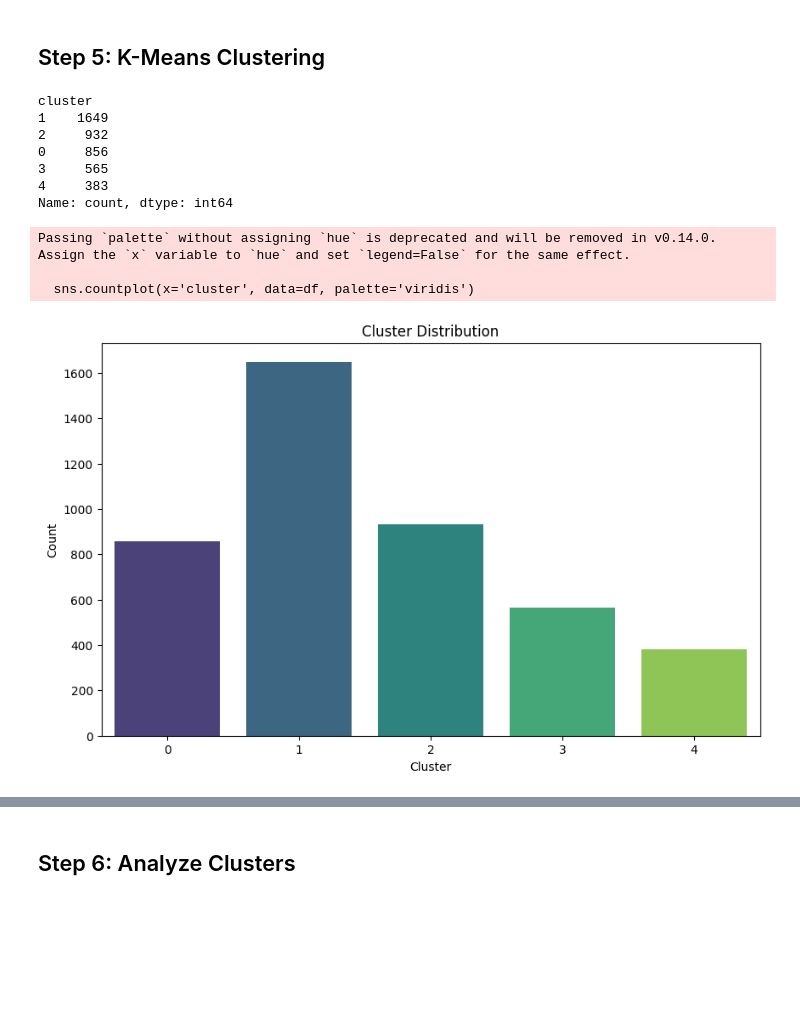
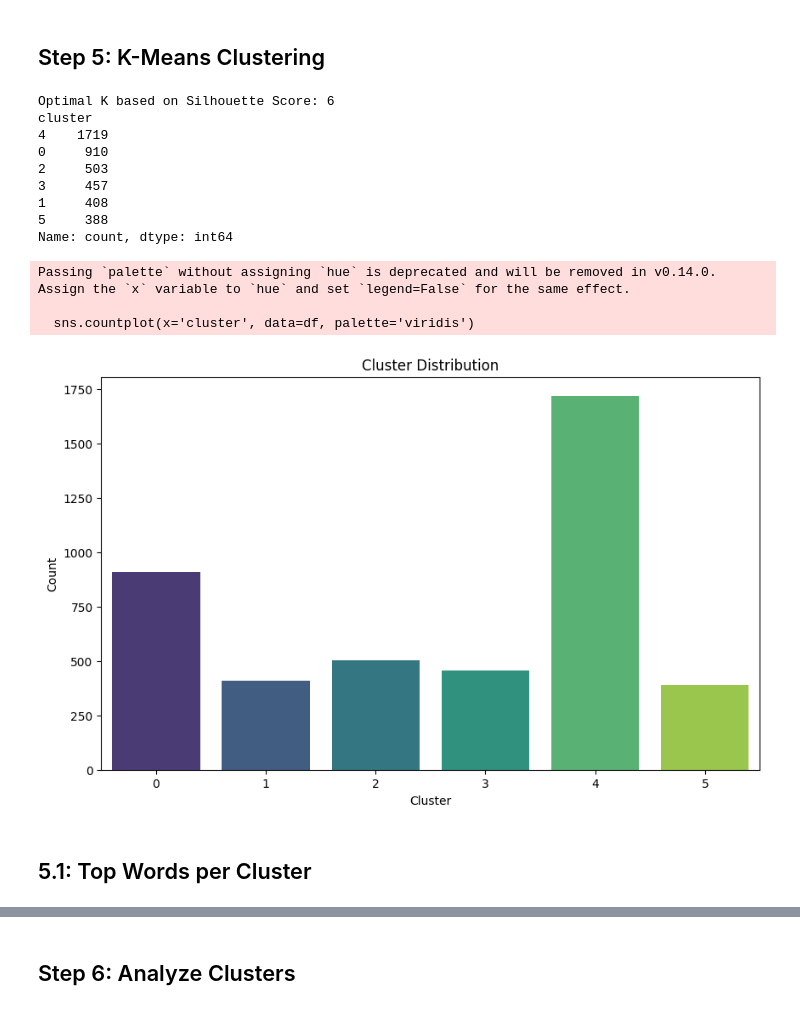
Before and after one commit to baggiyam/project-nlp-business-case-automated-customers-reviews-v2, a Jupyter notebook: K-MeansClustering_Model_Review.ipynb, the cells around one changed output, grey strips where cells are left out. Saved outputs shown, nothing was run; the diff lists cells and outputs as text; code cells hidden in the pictures; blank space fills up the shorter version.

```diff
--- a/K-MeansClustering_Model_Review.ipynb
+++ b/K-MeansClustering_Model_Review.ipynb
@@ -84,16 +102,21 @@ plt.show()
 # %% [markdown]
 ## Step 4: K-Means Silhouette Score
 # %%
-silhouette_scores = []
-valid_k = []
-for k in k_values:
-    if k == 1:
-        continue  # Silhouette score is not defined for k=1
-    kmeans = KMeans(n_clusters=k, random_state=42)
-    cluster_labels = kmeans.fit_predict(X)
-    silhouette_avg = silhouette_score(X, cluster_labels)
-    silhouette_scores.append(silhouette_avg)
-    valid_k.append(k)
+def silhouette_analysis(X, k_range):
+    silhouette_scores = []
+    valid_k = []
+    for k in k_range:
+        if k == 1:
+            continue
+        kmeans = KMeans(n_clusters=k, random_state=42)
+        cluster_labels = kmeans.fit_predict(X)
+        score = silhouette_score(X, cluster_labels)
+        silhouette_scores.append(score)
+        valid_k.append(k)
+    return valid_k, silhouette_scores
+
+k_range = range(2, 7)
+valid_k, silhouette_scores = silhouette_analysis(X, k_range)
 
 plt.figure(figsize=(8, 5))
 plt.plot(valid_k, silhouette_scores, marker='o')
@@ -101,4 +124,8 @@ plt.title('Silhouette Score for Optimal K')
 plt.xlabel('Number of Clusters (K)')
 plt.ylabel('Silhouette Score')
 plt.show()
+
+print("Silhouette Scores:")
+for k, score in zip(valid_k, silhouette_scores):
+    print(f"K={k}: Silhouette Score={score}")
 # %% [output]
@@ -106,27 +139,32 @@ plt.show()
 # %% [markdown]
  ## Step 5: K-Means Clustering
 # %%
-k = 5
-kmeans = KMeans(n_clusters=k, random_state=42)
+optimal_k = max(valid_k, key=lambda k: silhouette_scores[k-2])
+print(f"Optimal K based on Silhouette Score: {optimal_k}")
+kmeans = KMeans(n_clusters=optimal_k, random_state=42)
 kmeans.fit(X)
 df['cluster'] = kmeans.labels_
 print(df['cluster'].value_counts())
 plt.figure(figsize=(10, 6))
 sns.countplot(x='cluster', data=df, palette='viridis')
 plt.title('Cluster Distribution')
 plt.xlabel('Cluster')
 plt.ylabel('Count')
 plt.show()
 # %% [output]
+Optimal K based on Silhouette Score: 6
 cluster
-1    1649
-2     932
-0     856
-3     565
-4     383
+4    1719
+0     910
+2     503
+3     457
+1     408
+5     388
 Name: count, dtype: int64
 Passing `palette` without assigning `hue` is deprecated and will be removed in v0.14.0. Assign the `x` variable to `hue` and set `legend=False` for the same effect.
 
   sns.countplot(x='cluster', data=df, palette='viridis')
-[figure, old version]
+[figure, new version]
+# %% [markdown]
+## 5.1: Top Words per Cluster
 # %%
```
Also changed, not shown: parts of 32 cells of this notebook.
